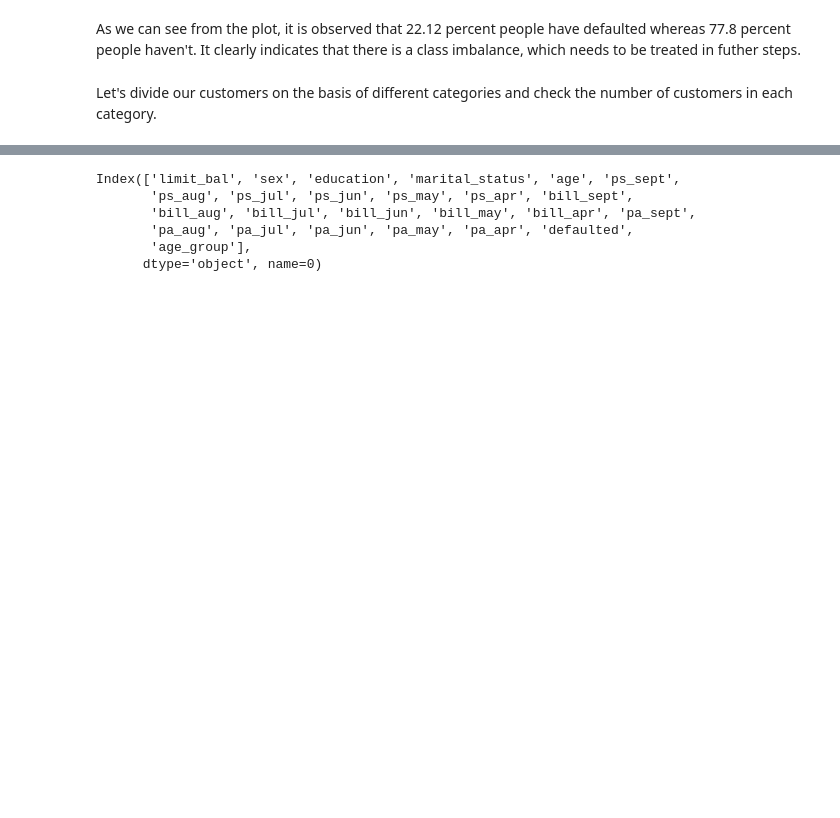
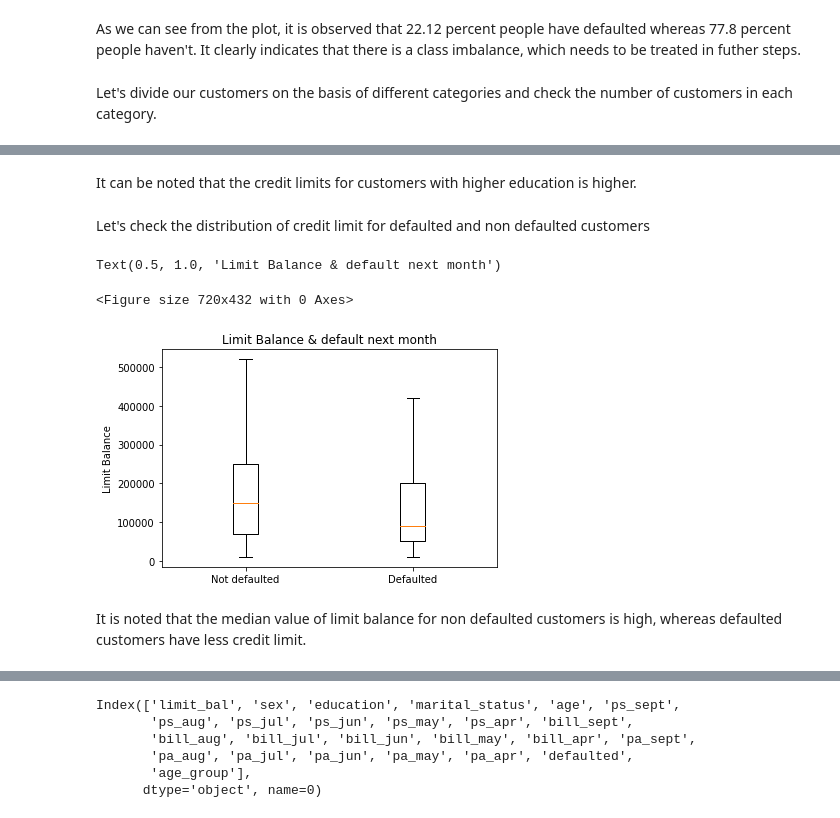
Before and after one commit to shreesha2304/Credit-Card-Default-Prediction, a Jupyter notebook: Credit_Card_Default_Prediction_Capstone_Project.ipynb, the cells around one changed output, grey strips where cells are left out. Saved outputs shown, nothing was run; the diff lists cells and outputs as text; code cells hidden in the pictures; blank space fills up the shorter version.

```diff
--- a/Credit_Card_Default_Prediction_Capstone_Project.ipynb
+++ b/Credit_Card_Default_Prediction_Capstone_Project.ipynb
@@ -532,3 +549,25 @@ df
+# %% [markdown]
+It can be noted that the credit limits for customers with higher education is higher.
+# %% [markdown]
+Let's check the distribution of credit limit for defaulted and non defaulted customers
+# %%
+#plotting a boxplot for limit balance and default
+def_0 = df.loc[df['defaulted'] == 0,'limit_bal']
+def_1 = df.loc[df['defaulted'] == 1,'limit_bal']
+
+plt.figure(figsize=(10,6))
+fig, ax = plt.subplots()
+ax.boxplot([def_0, def_1],  showfliers=False)
+
+ax.set_xticklabels(['Not defaulted',"Defaulted"])
+ax.set_ylabel('Limit Balance')
+ax.set_title('Limit Balance & default next month')
+# %% [output]
+Text(0.5, 1.0, 'Limit Balance & default next month')
+<Figure size 720x432 with 0 Axes>
+[figure, added]
+# %% [markdown]
+It is noted that the median value of limit balance for non defaulted customers is high, whereas defaulted customers have less credit limit.
 # %%
 df
 # %% [output]
```
Also changed, not shown: parts of 155 cells of this notebook.
